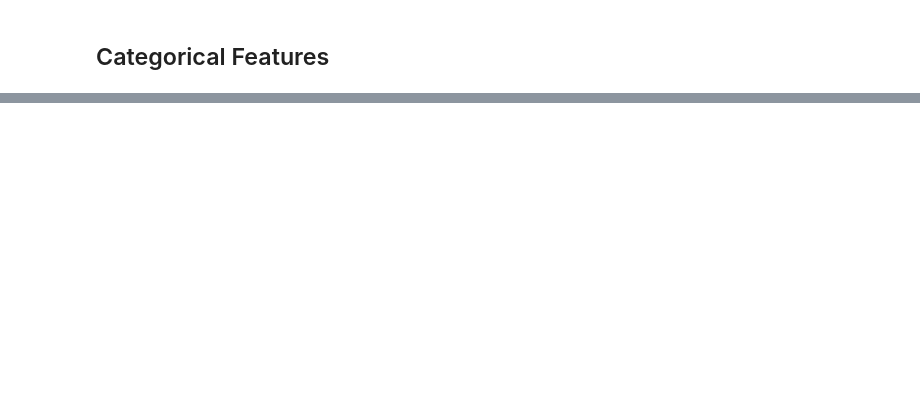
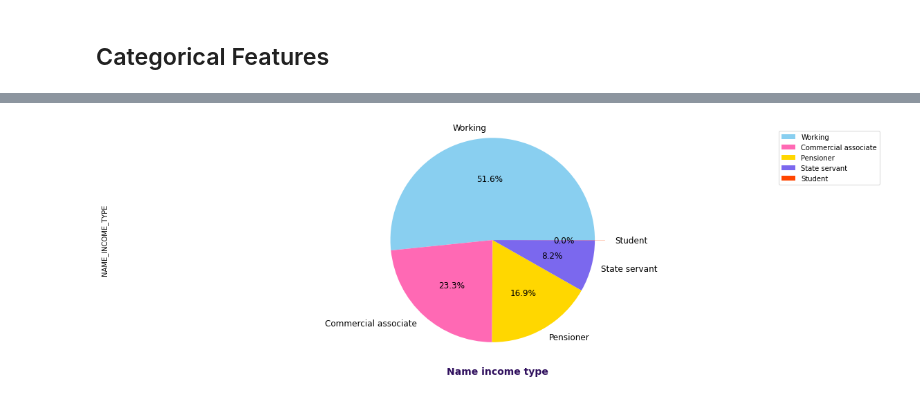
Before and after one commit to nguyenbathanh37/BI-Final, a Jupyter notebook: EDA datasets.ipynb, the cells around one changed output, grey strips where cells are left out. Cells and saved outputs as stored; diff of their text form; code cells hidden in the pictures; blank space fills up the shorter version.

```diff
--- a/EDA datasets.ipynb
+++ b/EDA datasets.ipynb
@@ -567,0 +581,13 @@ plt.show()
+# %%
+plt.figure(figsize = (20, 6))
+
+counts = df["NAME_INCOME_TYPE"].value_counts()
+explode = (0, 0.0, 0.0, 0.0, 0.1)
+
+counts.plot(kind = 'pie', fontsize = 12, colors = colors, explode = explode, autopct = '%1.1f%%')
+plt.xlabel('Name income type', weight = "bold", color = "#2F0F5D", fontsize = 14, labelpad = 20)
+plt.axis('equal')
+plt.legend(labels = counts.index, loc = "best")
+plt.show()
+# %% [output]
+[figure, added]
```
Also changed, not shown: parts of 17 cells of this notebook.
